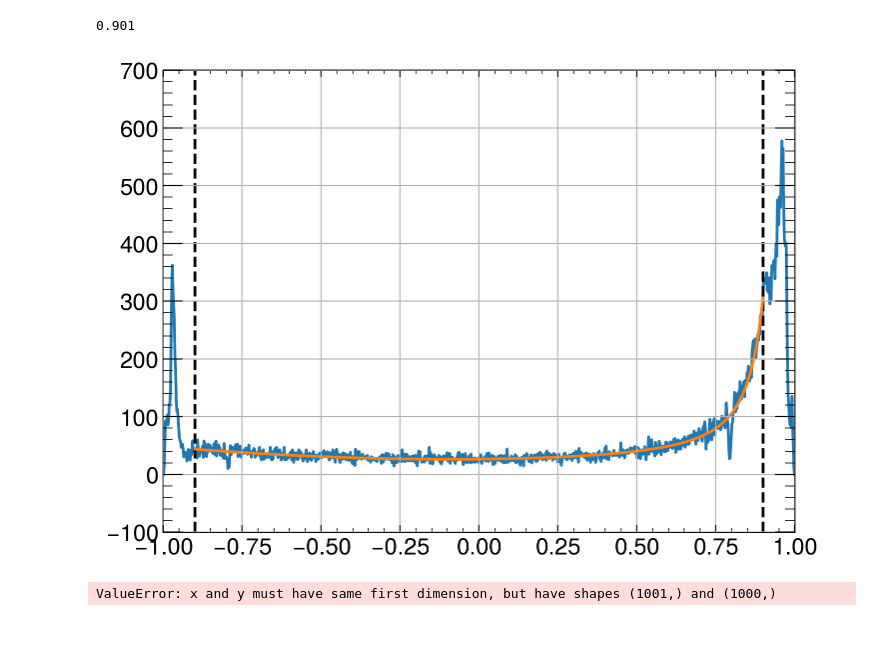
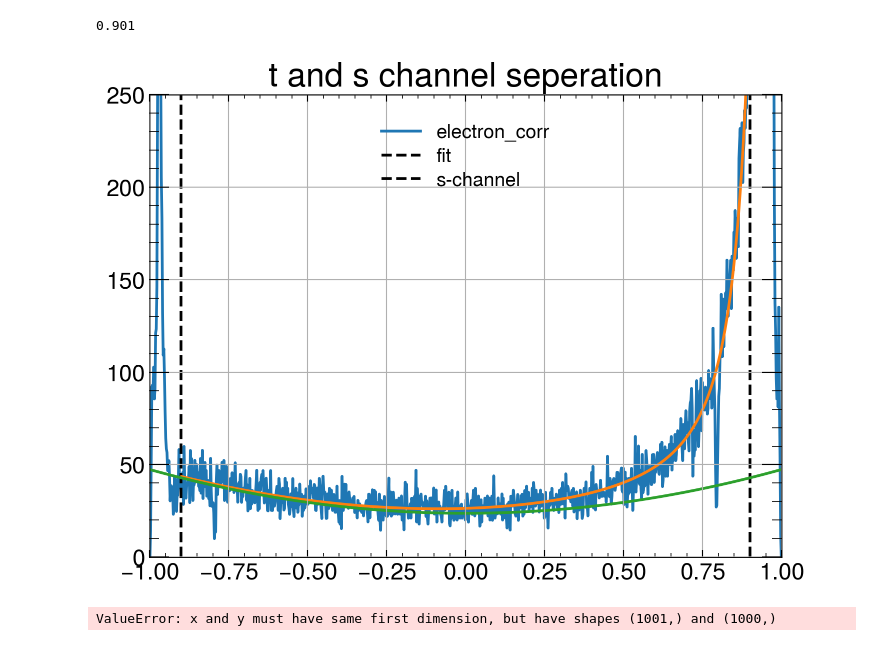
Before and after one commit to lukasg96/z0-precisionmeasurement, a Jupyter notebook: z0_experiment.ipynb, the cells around one changed output. Saved outputs shown, nothing was run; the diff lists cells and outputs as text; code cells hidden in the pictures.

```diff
--- a/z0_experiment.ipynb
+++ b/z0_experiment.ipynb
@@ -502,7 +484,8 @@ while i < 4:
     a = 12#4#4#3
     b = 8#8#15# 10
     #emasks[5] = np.logical_or( (((brancheses[i]['E_ecal']-90.7)**2/a**2 + (brancheses[i]['Pcharged']-89.3)**2/b**2) <= 1) , (brancheses[i]['Pcharged'] == 0))
-    emasks[5] = ((brancheses[i]['E_ecal']-90.7)**2/a**2 + (brancheses[i]['Pcharged']-89.3)**2/b**2) <= 1
+    emasks[5] = ((brancheses[i]['E_ecal']-90.7)**
+2/a**2 + (brancheses[i]['Pcharged']-89.3)**2/b**2) <= 1
     eeleptic[i] = np.sum(emasks[5])
 
     ecuts[i] = emasks[0] & emasks[1] & emasks[2]# & emasks[5]# & emasks[3] & emasks[4]
@@ -685,0 +665,3 @@ np.sum(ecuts[4])
+# %%
+B = A_inv.dot(np.array([np.sum(ecuts[4]), np.sum(mcuts[4]), np.sum(tcuts[4]), np.sum(qcuts[4])]) )
+print(B)
@@ -746,17 +730,3 @@ plt.ylabel('Number of events')
 plt.show()
 # %% [output]
 [figure]
-# %%
-# Fit der Funktion an die Verteilung
-# für elektronen an die Cos theta verteilung
-y,x = np.histogram(costhet[0],bins = 2000, range = (-1,1))
-x = x[1:]
-y
-
-coeff, var_matrix = curve_fit(dsigdtheta,x[100:1900], y[100:1900] )
-hist_fit = dsigdtheta(x[0:1900],*coeff)
-print(coeff)
-plt.plot(x,y)
-plt.grid()
-plt.plot(x[:1900], hist_fit)
-plt.plot(x,cdsig(x,coeff[0]))
@@ -768,10 +734,10 @@ plt.plot(x,cdsig(x,coeff[0]))
 def dsigdtheta(theta,A,B):
     y = A*(1+theta**2)+B*(1-theta)**(-2) #+C
     return y
-def cdsig(theta,A):
+def sdsig(theta,A):
     return A*(1+theta**2)
-def sdsig(theta,B):
-    y = B*(1-theta)**(-2)
+def tdsig(theta,B):
+    return B*(1-theta)**(-2)
 # %%
 mid[950]
 # %% [output]
@@ -779,22 +745,32 @@ mid[950]
 # %%
 # Subtracting t channel
 bin_min = 50
 bin_max = 950
 x_min = mid[bin_min]
 x_max = mid[bin_max]
 
 
 coeff, var_matrix  =curve_fit(dsigdtheta,mid[bin_min:bin_max],E_costhet[bin_min:bin_max])
 hist_fit = dsigdtheta(mid[bin_min:bin_max],*coeff)
+#fit_t_chan = tdsig(mid[bin_min:bin_max],coeff[1])
+fit_s_chan = sdsig(mid,coeff[0])
 
+
+plt.title('t and s channel seperation')
 plt.plot(mid, E_costhet, label = 'electron_corr')
-plt.axvline(x=0.9, color = 'k', ls = '--')
-plt.axvline(x=-0.9, color = 'k', ls = '--')
+plt.axvline(x=0.9, color = 'k', ls = '--', label = 'fit')
+plt.axvline(x=-0.9, color = 'k', ls = '--', label = 's-channel')
 plt.plot(mid[bin_min:bin_max],hist_fit)
+plt.plot(mid,fit_s_chan)
 plt.grid()
-#E_s_chan =
+
+#E_s_chan = E_costhet[bin_min:bin_max] - fit_t_chan
+#plt.plot(mid[bin_min:bin_max],E_s_chan)
+plt.ylim(0,250)
+plt.legend()
+plt.show()
 # %% [output]
-[figure, old version]
+[figure, new version]
 # %%
 plt.style.use(mplhep.style.ATLAS) # You can load ATLAS/CMS/ALICE plot style
 plt.figure(figsize=(7,5))
```
Also changed, not shown: parts of 16 cells of this notebook.
